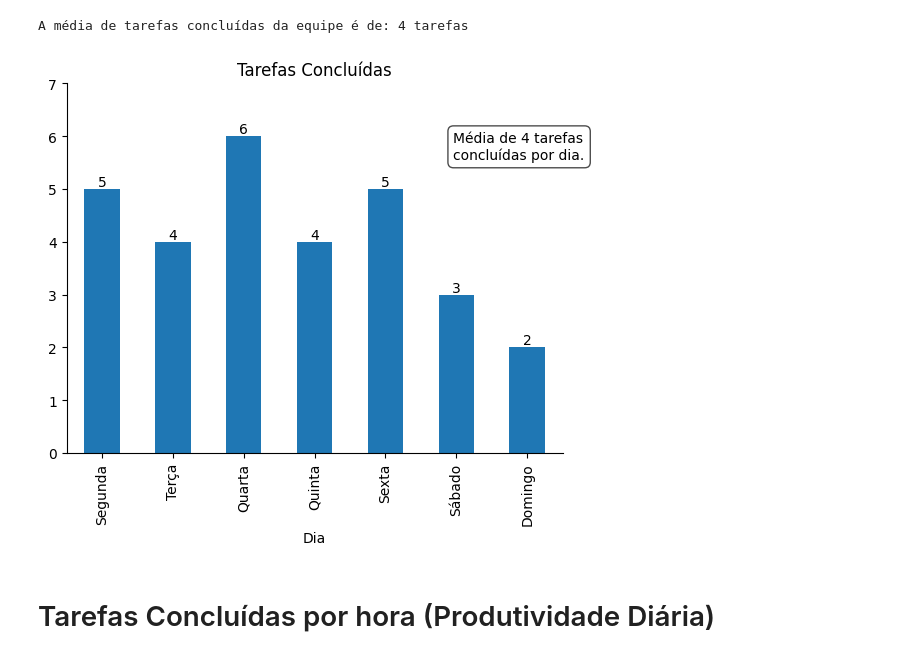
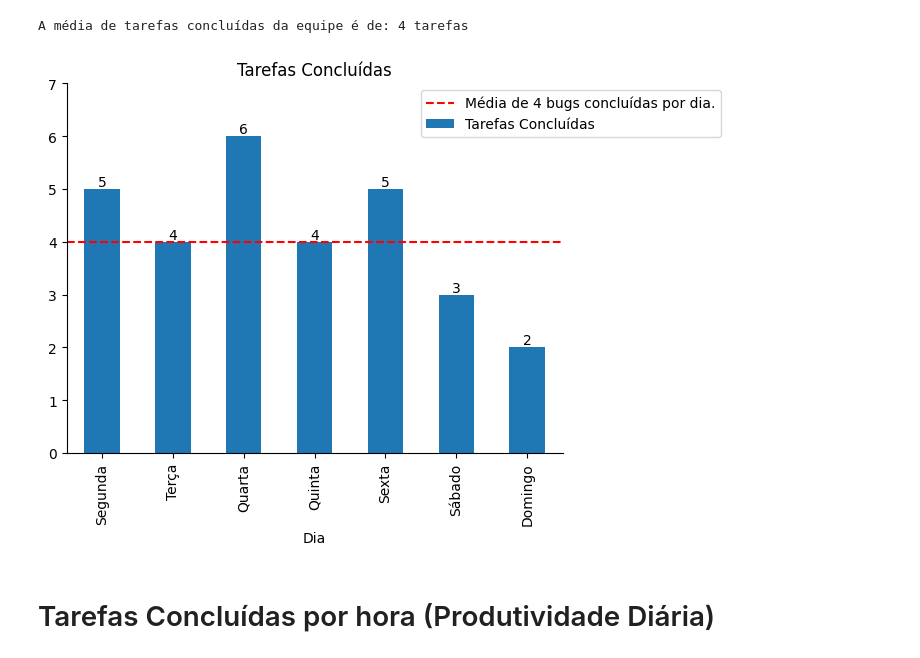
Before and after one commit to Gabrielsoaresdm/ProjetoIndividual3, a Jupyter notebook: RelatoriosdeProgresso.ipynb, the cells around one changed output. Drawn from its saved outputs; the diff is of its cells as text; code cells hidden in the pictures.

```diff
--- a/RelatoriosdeProgresso.ipynb
+++ b/RelatoriosdeProgresso.ipynb
@@ -135,31 +138,32 @@ A média de tarefas concluídas da equipe é de: 4 tarefas
 # %%
 #import da biblioteca matplotlib
 from matplotlib import pyplot as plt
 
 # Criando o gráfico de barras
 ax = base_relatorio.plot(kind='bar', title='Tarefas Concluídas', x='Dia', y='Tarefas Concluídas')
 
 # Definindo os limites do eixo y para exibir apenas valores inteiros
 ax.set_ylim(bottom=0, top=base_relatorio['Tarefas Concluídas'].max() + 1)
 
 # Ocultando as bordas superior e direita do gráfico corretamente
 plt.gca().spines[['top', 'right',]].set_visible(False)
 
 # Removendo a legenda
 ax.legend().set_visible(False)
 
 # Adicionando rótulos de dados no topo das colunas
 for p in ax.patches:
     ax.annotate(str(p.get_height()), (p.get_x() + p.get_width() / 2., p.get_height()), ha='center', va='bottom')
 
 # Adicionando o texto informativo diretamente ao objeto de eixo
-info_text = "Média de 4 tarefas\nconcluídas por dia."
-ax.text(0.78, 0.87, info_text, horizontalalignment='left', verticalalignment='top', transform=ax.transAxes, bbox=dict(facecolor='white', alpha=0.7, boxstyle='round,pad=0.4'), fontsize=10)  # Ajuste o valor de pad conforme necessário
+plt.axhline(y=media_tarefas, color='r', linestyle='--', label=f'Média de {media_tarefas} bugs concluídas por dia.')
+
 
 # Exibindo o gráfico
+plt.legend(bbox_to_anchor=(0.7, 1), loc='upper left')
 plt.show()
 # %% [output]
-[figure, old version]
+[figure, new version]
 # %% [markdown]
 # Tarefas Concluídas por hora (Produtividade Diária)
 # %%
```
Also changed, not shown: parts of 5 cells of this notebook.
